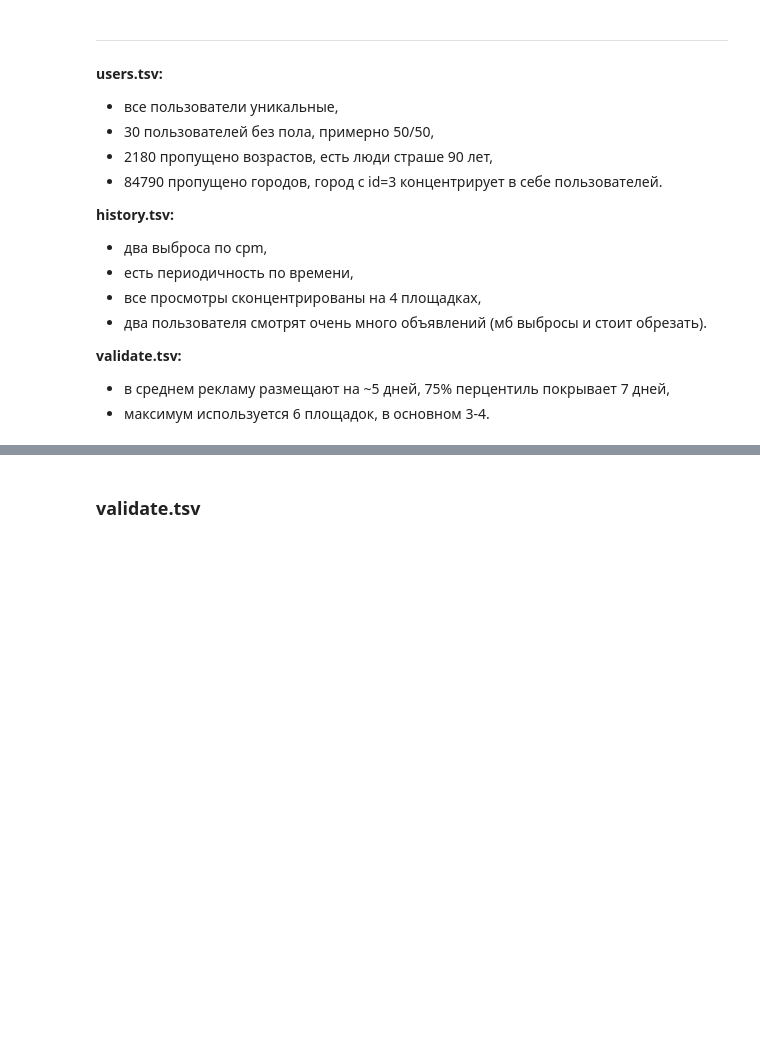
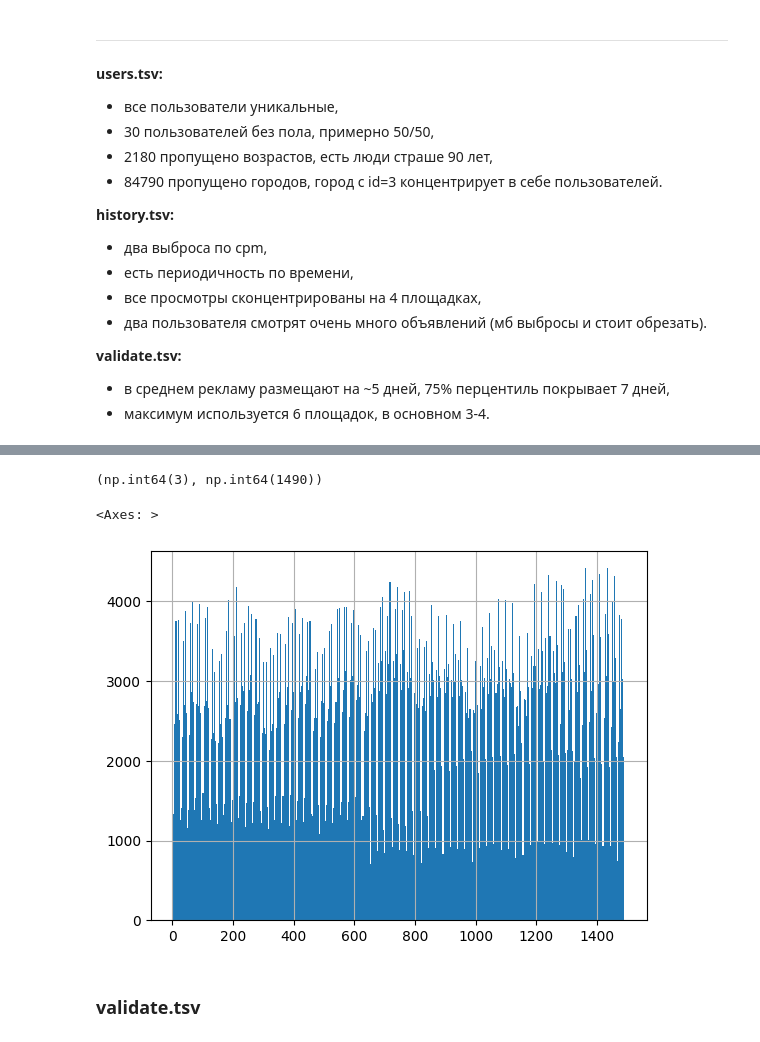
Before and after one commit to EgorChernov5/VILLKA, a Jupyter notebook: notebooks/pretty_preprocessing.ipynb, the cells around one changed output, grey strips where cells are left out. Drawn from its saved outputs; the diff is of its cells as text; code cells hidden in the pictures; blank space fills up the shorter version.

Commit message:
Add visualize

```diff
--- a/notebooks/pretty_preprocessing.ipynb
+++ b/notebooks/pretty_preprocessing.ipynb
@@ -72,3 +80,12 @@ ___
+# %%
+np.min(ext_history_ds["hour_old"]), np.max(ext_history_ds["hour_old"])
+# %% [output]
+(np.int64(3), np.int64(1490))
+# %%
+ext_history_ds["hour_old"].hist(bins=62*7)
+# %% [output]
+<Axes: >
+[figure, added]
 # %% [markdown]
 ### validate.tsv
 # %% [markdown]
```
Also changed, not shown: parts of 4 cells of this notebook.
